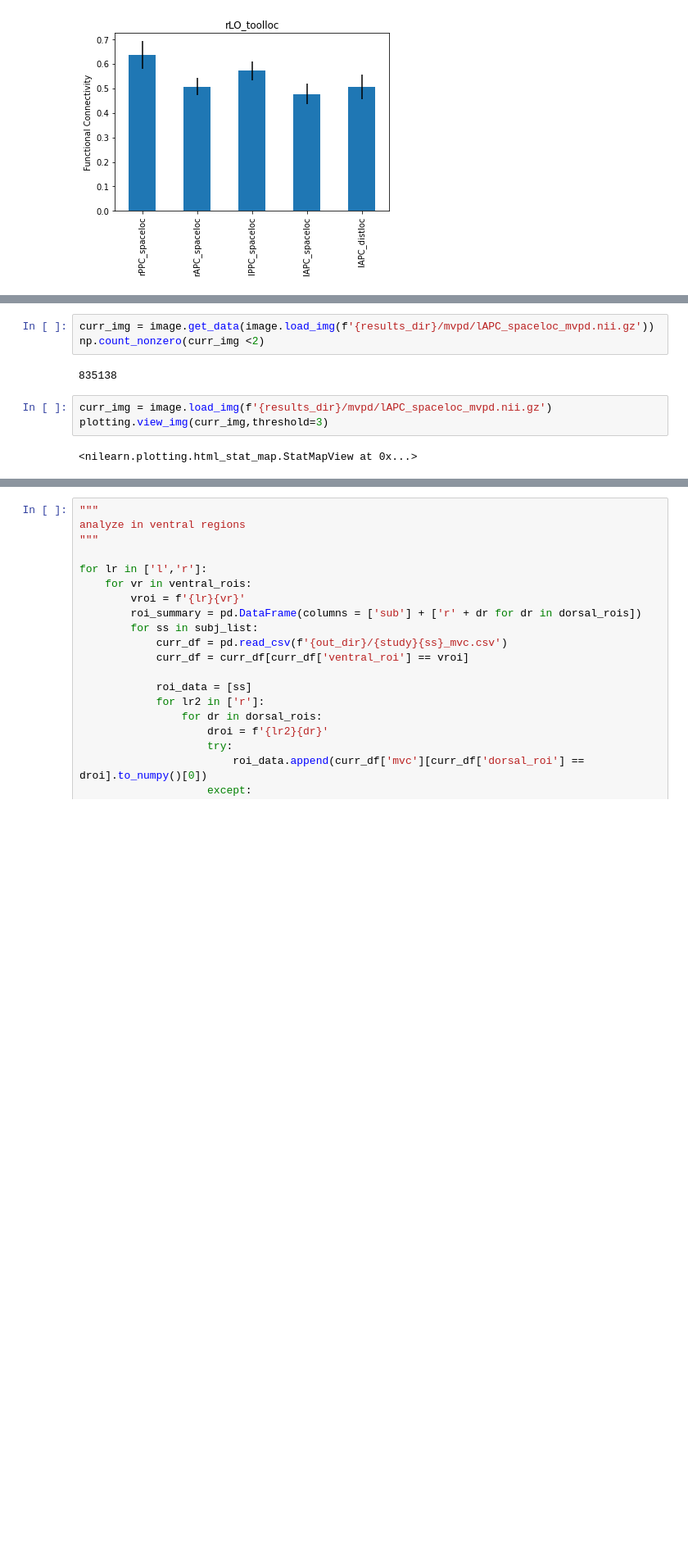
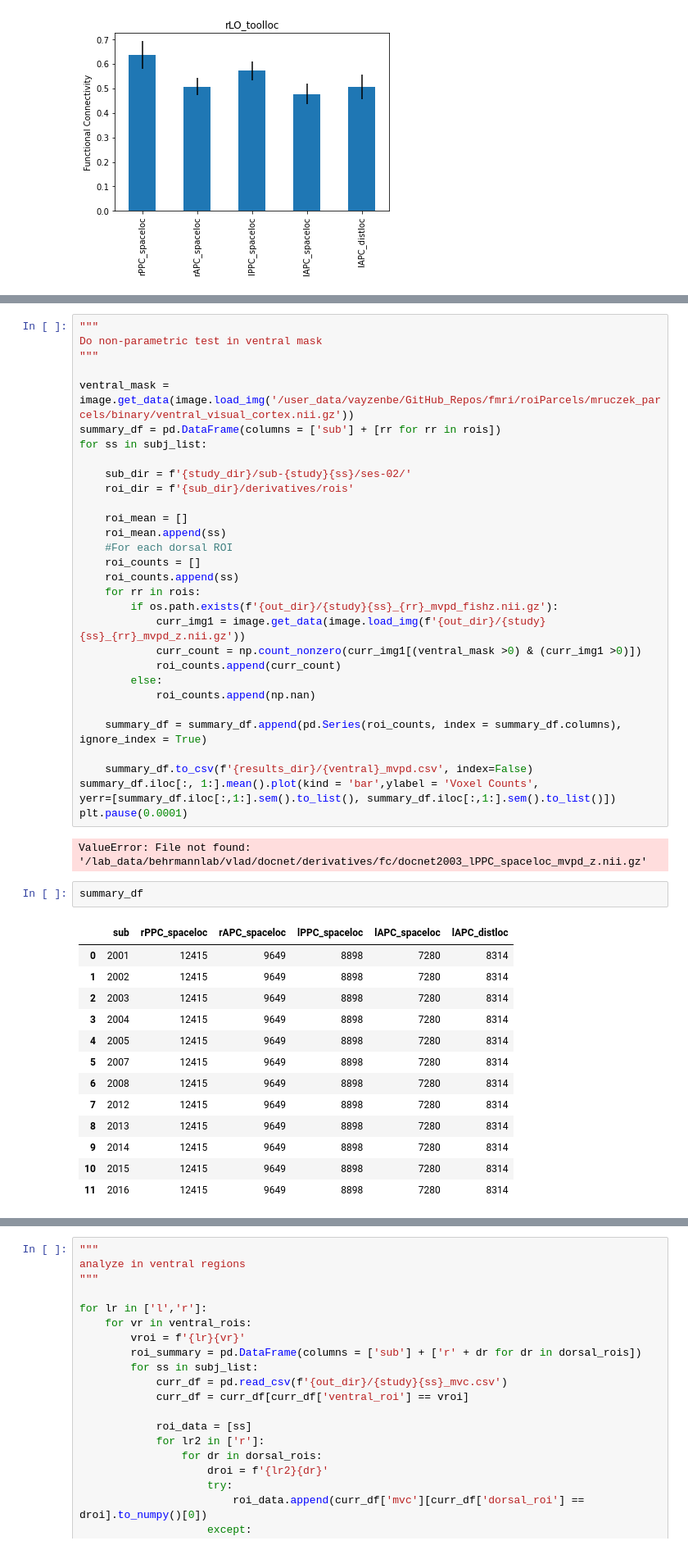
Before and after one commit to vayzenb/docnet, a Jupyter notebook: fmri/docnet/summarize_mvpd.ipynb, the cells around one changed output, grey strips where cells are left out. Shown at 82% size. Cells and saved outputs as stored; diff of their text form; blank space fills up the shorter version.

Commit message:
fixed mvpd analyses

```diff
--- a/fmri/docnet/summarize_mvpd.ipynb
+++ b/fmri/docnet/summarize_mvpd.ipynb
@@ -204,10 +189,49 @@ BdbQuit:
-# %%
-curr_img = image.get_data(image.load_img(f'{results_dir}/mvpd/lAPC_spaceloc_mvpd.nii.gz'))
-np.count_nonzero(curr_img <2)
-# %% [output]
-835138
-# %%
-curr_img = image.load_img(f'{results_dir}/mvpd/lAPC_spaceloc_mvpd.nii.gz')
-plotting.view_img(curr_img,threshold=3)
-# %% [output]
-<nilearn.plotting.html_stat_map.StatMapView at 0x...>
+# %%
+"""
+Do non-parametric test in ventral mask
+"""
+
+ventral_mask = image.get_data(image.load_img('/user_data/vayzenbe/GitHub_Repos/fmri/roiParcels/mruczek_parcels/binary/ventral_visual_cortex.nii.gz'))
+summary_df = pd.DataFrame(columns = ['sub'] + [rr for rr in rois])
+for ss in subj_list:
+
+    sub_dir = f'{study_dir}/sub-{study}{ss}/ses-02/'
+    roi_dir = f'{sub_dir}/derivatives/rois'
+
+    roi_mean = []
+    roi_mean.append(ss)
+    #For each dorsal ROI
+    roi_counts = []
+    roi_counts.append(ss)
+    for rr in rois:
+        if os.path.exists(f'{out_dir}/{study}{ss}_{rr}_mvpd_fishz.nii.gz'):
+            curr_img1 = image.get_data(image.load_img(f'{out_dir}/{study}{ss}_{rr}_mvpd_z.nii.gz'))
+            curr_count = np.count_nonzero(curr_img1[(ventral_mask >0) & (curr_img1 >0)])
+            roi_counts.append(curr_count)
+        else:
+            roi_counts.append(np.nan)
+
+    summary_df = summary_df.append(pd.Series(roi_counts, index = summary_df.columns), ignore_index = True)
+
+    summary_df.to_csv(f'{results_dir}/{ventral}_mvpd.csv', index=False)
+summary_df.iloc[:, 1:].mean().plot(kind = 'bar',ylabel = 'Voxel Counts',
+yerr=[summary_df.iloc[:,1:].sem().to_list(), summary_df.iloc[:,1:].sem().to_list()])
+plt.pause(0.0001)
+# %% [output]
+ValueError: File not found: '/lab_data/behrmannlab/vlad/docnet/derivatives/fc/docnet2003_lPPC_spaceloc_mvpd_z.nii.gz'
+# %%
+summary_df
+# %% [output]
+|  | sub | rPPC_spaceloc | rAPC_spaceloc | lPPC_spaceloc | lAPC_spaceloc | lAPC_distloc |
+| 0 | 2001 | 12415 | 9649 | 8898 | 7280 | 8314 |
+| 1 | 2002 | 12415 | 9649 | 8898 | 7280 | 8314 |
+| 2 | 2003 | 12415 | 9649 | 8898 | 7280 | 8314 |
+| 3 | 2004 | 12415 | 9649 | 8898 | 7280 | 8314 |
+| 4 | 2005 | 12415 | 9649 | 8898 | 7280 | 8314 |
+| 5 | 2007 | 12415 | 9649 | 8898 | 7280 | 8314 |
+| 6 | 2008 | 12415 | 9649 | 8898 | 7280 | 8314 |
+| 7 | 2012 | 12415 | 9649 | 8898 | 7280 | 8314 |
+| 8 | 2013 | 12415 | 9649 | 8898 | 7280 | 8314 |
+| 9 | 2014 | 12415 | 9649 | 8898 | 7280 | 8314 |
+| 10 | 2015 | 12415 | 9649 | 8898 | 7280 | 8314 |
+| 11 | 2016 | 12415 | 9649 | 8898 | 7280 | 8314 |
```
Also changed, not shown: parts of 10 cells of this notebook, 9 other files.
